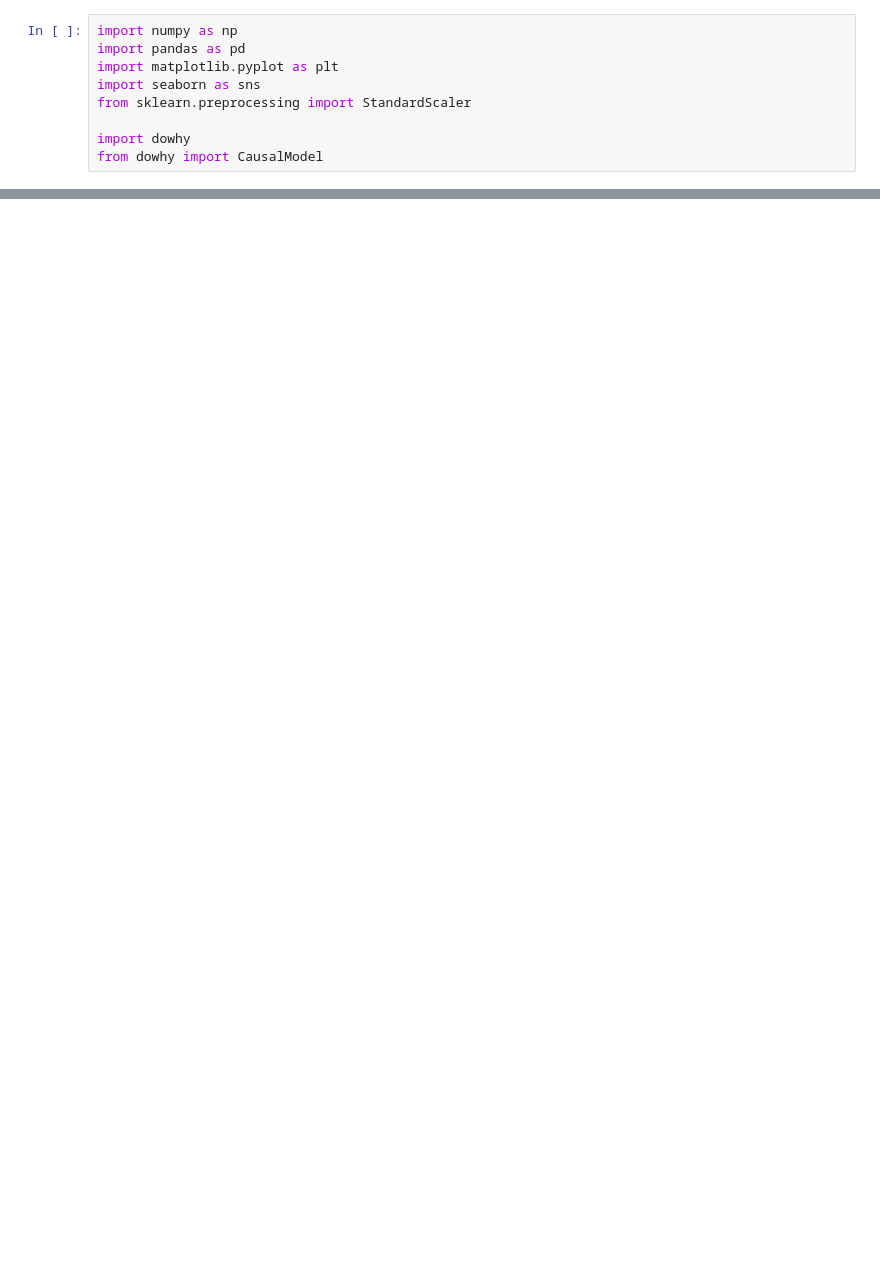
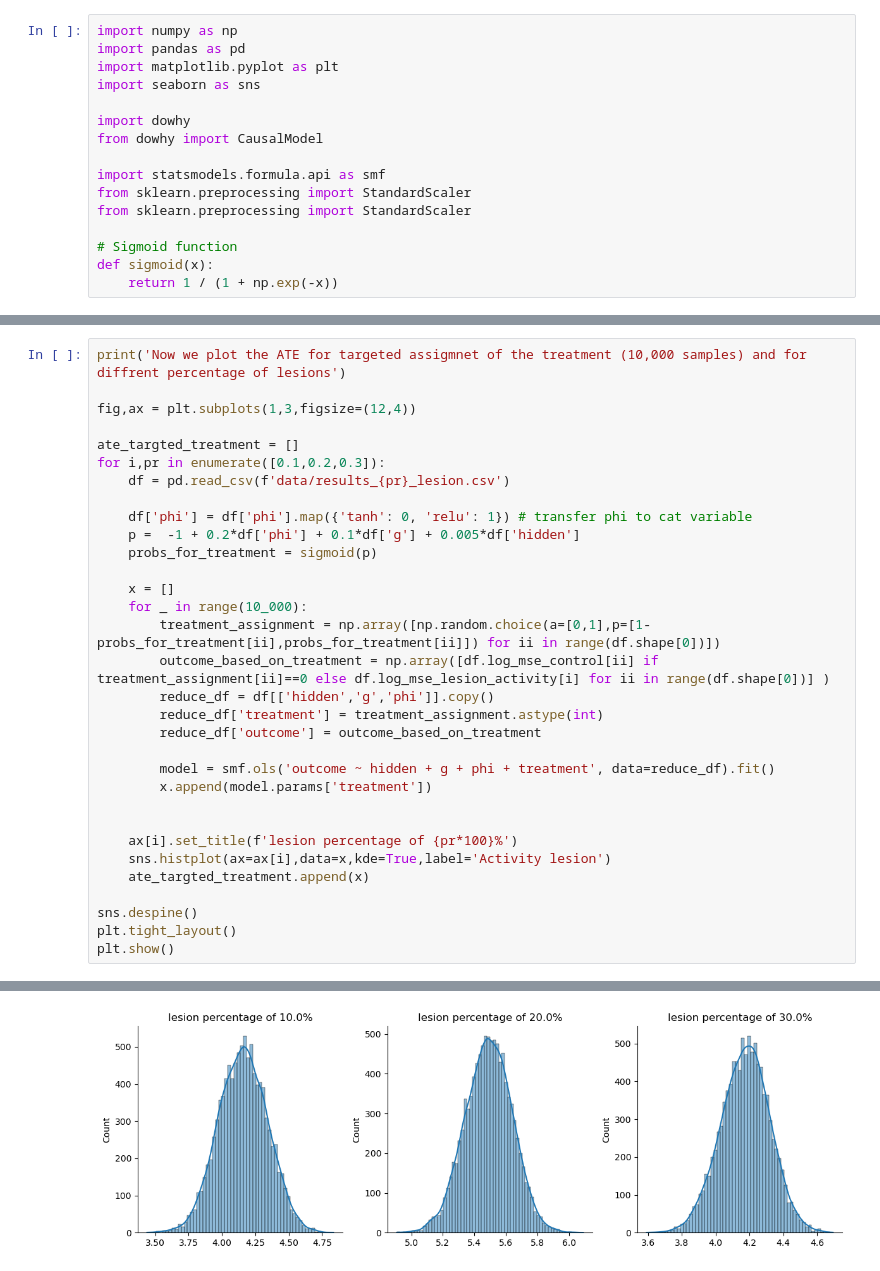
Before and after one commit to eliaturner/causalinference, a Jupyter notebook: ATE.ipynb, the cells around one changed output, grey strips where cells are left out. Drawn from its saved outputs; the diff is of its cells as text; blank space fills up the shorter version.

```diff
--- a/ATE.ipynb
+++ b/ATE.ipynb
@@ -3,7 +3,14 @@ import numpy as np
 import pandas as pd
 import matplotlib.pyplot as plt
 import seaborn as sns
-from sklearn.preprocessing import StandardScaler
 
 import dowhy
 from dowhy import CausalModel
+
+import statsmodels.formula.api as smf
+from sklearn.preprocessing import StandardScaler
+from sklearn.preprocessing import StandardScaler
+
+# Sigmoid function
+def sigmoid(x):
+    return 1 / (1 + np.exp(-x))
@@ -25,0 +51,33 @@ reduce_df
+# %%
+print('Now we plot the ATE for targeted assigmnet of the treatment (10,000 samples) and for diffrent percentage of lesions')
+
+fig,ax = plt.subplots(1,3,figsize=(12,4))
+
+ate_targted_treatment = []
+for i,pr in enumerate([0.1,0.2,0.3]):
+    df = pd.read_csv(f'data/results_{pr}_lesion.csv')
+
+    df['phi'] = df['phi'].map({'tanh': 0, 'relu': 1}) # transfer phi to cat variable
+    p =  -1 + 0.2*df['phi'] + 0.1*df['g'] + 0.005*df['hidden']
+    probs_for_treatment = sigmoid(p)
+
+    x = []
+    for _ in range(10_000):
+        treatment_assignment = np.array([np.random.choice(a=[0,1],p=[1-probs_for_treatment[ii],probs_for_treatment[ii]]) for ii in range(df.shape[0])])
+        outcome_based_on_treatment = np.array([df.log_mse_control[ii] if treatment_assignment[ii]==0 else df.log_mse_lesion_activity[i] for ii in range(df.shape[0])] )
+        reduce_df = df[['hidden','g','phi']].copy()
+        reduce_df['treatment'] = treatment_assignment.astype(int)
+        reduce_df['outcome'] = outcome_based_on_treatment
+
+        model = smf.ols('outcome ~ hidden + g + phi + treatment', data=reduce_df).fit()
+        x.append(model.params['treatment'])
+
+
+    ax[i].set_title(f'lesion percentage of {pr*100}%')
+    sns.histplot(ax=ax[i],data=x,kde=True,label='Activity lesion')
+    ate_targted_treatment.append(x)
+
+sns.despine()
+plt.tight_layout()
+plt.show()
+# %% [output]
@@ -25,0 +85 @@ reduce_df
+[figure, added]
```
Also changed, not shown: parts of 6 cells of this notebook, 15 other files.
